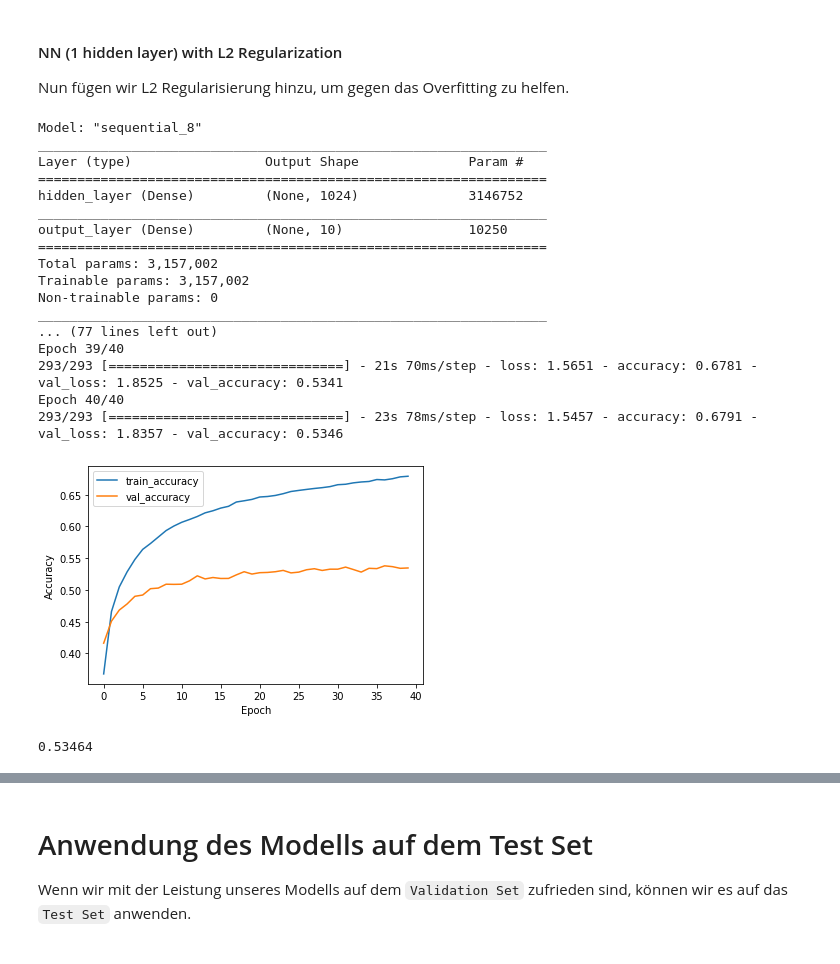
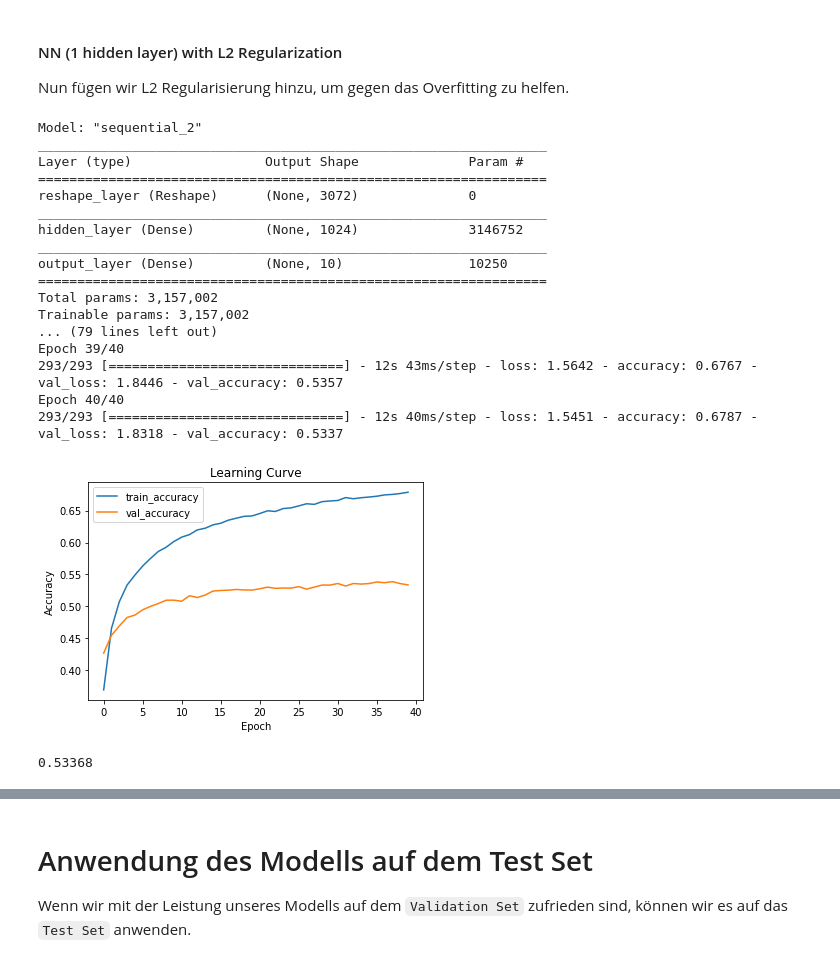
Before and after one commit to benikm91/cas_ml_lab_cifar10, a Jupyter notebook: src/5_neural_network.ipynb, the cells around one changed output, grey strips where cells are left out. Cells and saved outputs as stored; diff of their text form; code cells hidden in the pictures.

```diff
--- a/src/5_neural_network.ipynb
+++ b/src/5_neural_network.ipynb
@@ -28,6 +28,7 @@ WARNING: You are using pip version 21.1.2; however, version 22.1 is available.
 You should consider upgrading via the '/Users/beni/Documents/Kennwerte/IdeaProjects/cas_machine_learning_cifar10/venv/bin/python -m pip install --upgrade pip' command.
 # %%
 def plot_history(history):
+    plt.title('Learning Curve')
     plt.plot(history.history['accuracy'], label='train_accuracy')
     plt.plot(history.history['val_accuracy'], label = 'val_accuracy')
     plt.xlabel('Epoch')
@@ -186,45 +207,46 @@ Epoch 40/40
 Nun fügen wir L2 Regularisierung hinzu, um gegen das Overfitting zu helfen.
 # %%
 nn_l2 = Sequential([
-    layers.InputLayer(input_shape=(32*32*3), name='input_layer'),
+    layers.InputLayer(input_shape=(32, 32, 3), name='input_layer'),
+    layers.Reshape(target_shape=(-1,), name= 'reshape_layer'),
     layers.Dense(1024, activation=activations.relu, kernel_regularizer=L2(0.01), name='hidden_layer'),
     layers.Dense(10, activation=activations.linear, kernel_regularizer=L2(0.01), name='output_layer'),
 ])
 nn_l2.compile(
     optimizer='sgd',
     loss=losses.SparseCategoricalCrossentropy(from_logits=True),
     metrics=['accuracy']
 )
 
 print(nn_l2.summary())
 
-history = nn_l2.fit(X_train_std.reshape(-1, 32 * 32 * 3), y_train_enc, batch_size=128, epochs=40, validation_data=(X_val_std.reshape(-1, 32 * 32 * 3), y_val_enc))
+history = nn_l2.fit(X_train_std, y_train_enc, batch_size=128, epochs=40, validation_data=(X_val_std, y_val_enc))
 plot_history(history)
 
-y_val_hat_prob = nn_l2.predict(X_val_std.reshape(-1, 32 * 32 * 3))
+y_val_hat_prob = nn_l2.predict(X_val_std)
 y_val_hat = np.argmax(y_val_hat_prob, axis=1)
 
 print(accuracy_score(y_val_hat, y_val_enc))
 # %% [output]
-Model: "sequential_8"
+Model: "sequential_2"
 _________________________________________________________________
 Layer (type)                 Output Shape              Param #
 =================================================================
+reshape_layer (Reshape)      (None, 3072)              0
+_________________________________________________________________
 hidden_layer (Dense)         (None, 1024)              3146752
 _________________________________________________________________
 output_layer (Dense)         (None, 10)                10250
 =================================================================
 Total params: 3,157,002
 Trainable params: 3,157,002
-Non-trainable params: 0
-_________________________________________________________________
-... (77 lines left out)
+... (79 lines left out)
 Epoch 39/40
-293/293 [==============================] - 21s 70ms/step - loss: 1.5651 - accuracy: 0.6781 - val_loss: 1.8525 - val_accuracy: 0.5341
+293/293 [==============================] - 12s 43ms/step - loss: 1.5642 - accuracy: 0.6767 - val_loss: 1.8446 - val_accuracy: 0.5357
 Epoch 40/40
-293/293 [==============================] - 23s 78ms/step - loss: 1.5457 - accuracy: 0.6791 - val_loss: 1.8357 - val_accuracy: 0.5346
+293/293 [==============================] - 12s 40ms/step - loss: 1.5451 - accuracy: 0.6787 - val_loss: 1.8318 - val_accuracy: 0.5337
-[figure, old version]
+[figure, new version]
-0.53464
+0.53368
 # %%
 plot_confusion_matrix(
     y_true=y_val,
```
Also changed, not shown: parts of 7 cells of this notebook.
